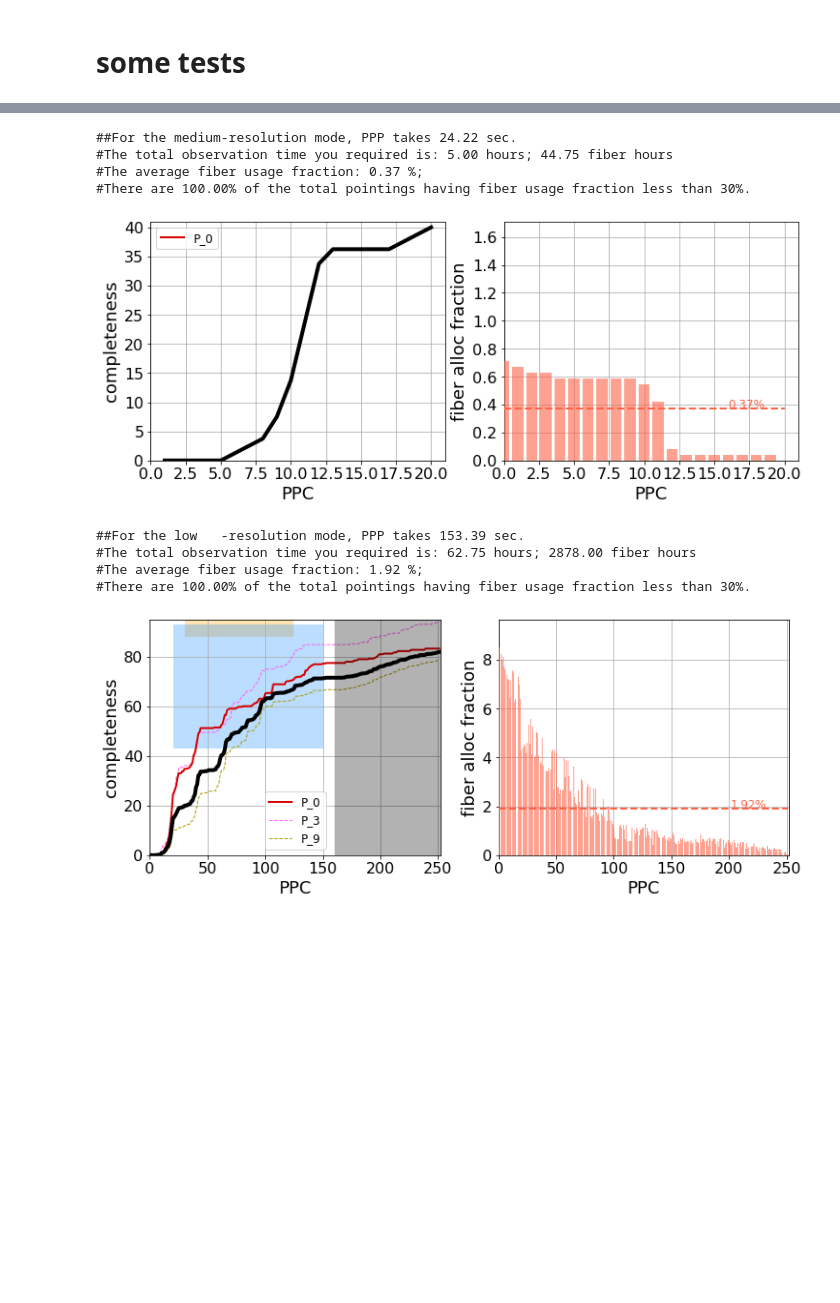
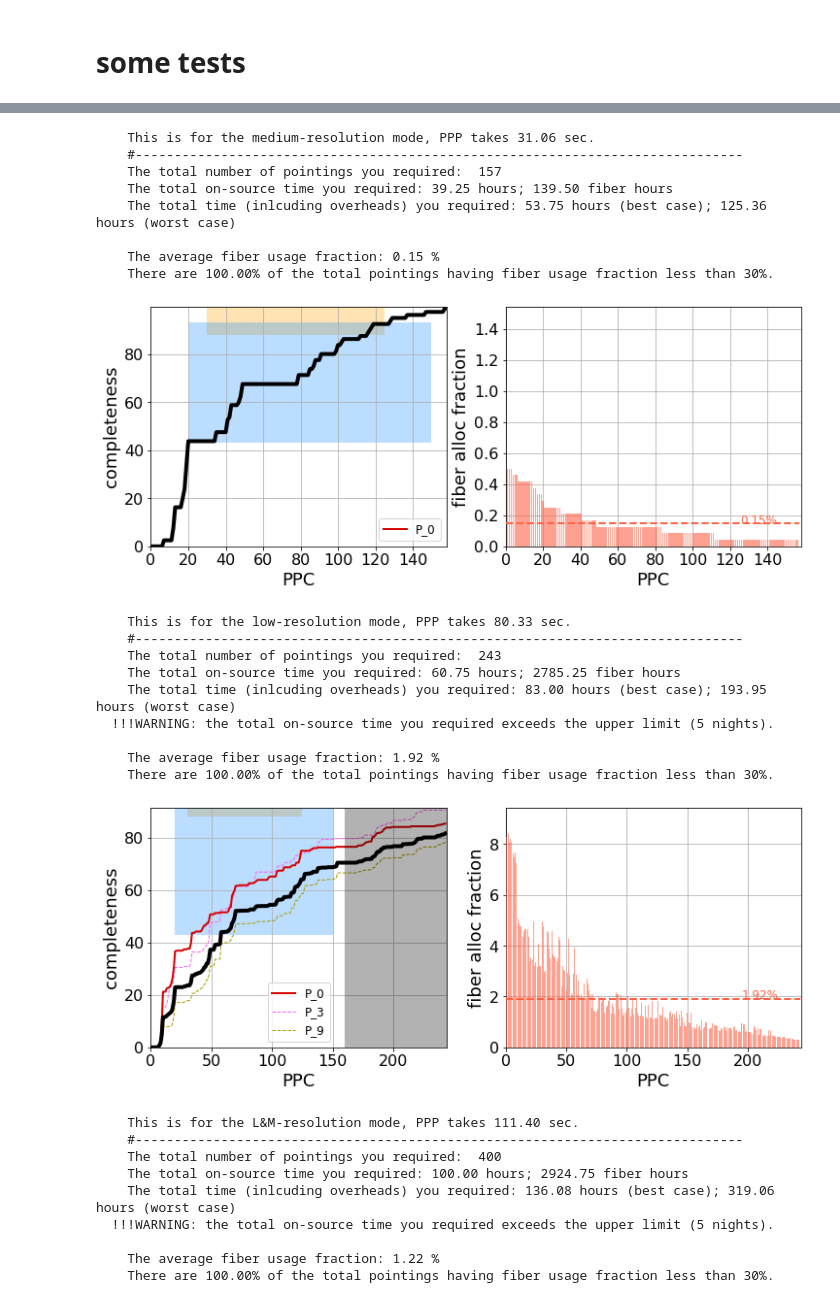
Before and after one commit to Subaru-PFS/ets_pointing, a Jupyter notebook: onlineTool_v3/main_v3.ipynb, the cells around one changed output, grey strips where cells are left out. Drawn from its saved outputs; the diff is of its cells as text; code cells hidden in the pictures; blank space fills up the shorter version.

```diff
--- a/onlineTool_v3/main_v3.ipynb
+++ b/onlineTool_v3/main_v3.ipynb
@@ -57,7 +56,7 @@ def readUserSample(direc,Print):
     uSamp=Table.read(direc)
 
     # quit if the required information missed in the uploaded sample
-    info_need=np.array(['obj_id', 'ra', 'dec', 'equinox', 'priority', 'exp_time', 'resolution', 'comment'])
+    info_need=np.array(['obj_id', 'ra', 'dec', 'equinox', 'priority', 'exptime', 'resolution', 'comment'])
     info_miss=info_need[np.in1d(info_need,uSamp.colnames)==False]
     if len(info_miss)!=0:
         sys.exit('The following information is not provided in the uploaded file: '+\
@@ -379,9 +478,11 @@ def point_DBSCAN(sample,Plot,Print):
     unique_labels = set(labels)
     n_clusters = len(unique_labels)
 
-    if Print:print("#There are {:5d} pointings, they are grouped into {:5d} clusters.".format(len(ppc_xy),n_clusters))
+    if Print:
+        print("#There are {:5d} pointings, they are grouped into {:5d} clusters.".format(len(ppc_xy),n_clusters))
 
-    if Plot:colors = sns.color_palette(cc.glasbey_warm, n_clusters)
+    if Plot:
+        colors = sns.color_palette(cc.glasbey_warm, n_clusters)
 
     ppc_group=[]
 
@@ -413,15 +514,15 @@ def sam2netflow(sample):
 
     int_=0
     for tt in sample:
-        id_, ra, dec, tm= (tt['obj_id'], tt['ra'], tt['dec'],tt['exp_time'])
+        id_, ra, dec, tm= (tt['obj_id'], tt['ra'], tt['dec'],tt['exptime'])
         targetL.append(nf.ScienceTarget(id_, ra, dec, tm, int_, 'sci'))
         int_+=1
 
-    for ii in range(50): #mock Fstars
-        targetL.append(nf.CalibTarget('Fs_'+str(ii),0,0, "cal"))
+    #for ii in range(50): #mock Fstars
+    #    targetL.append(nf.CalibTarget('Fs_'+str(ii),0,0, "cal"))
 
-    for jj in range(150):#mock skys
-        targetL.append(nf.CalibTarget('Sky_'+str(jj),0,0,"sky"))
+    #for jj in range(150):#mock skys
+    #    targetL.append(nf.CalibTarget('Sky_'+str(jj),0,0,"sky"))
 
     return targetL
 
@@ -445,11 +546,11 @@ def NetflowPreparation(sample):
                                         "partialObservationCost": ii['weight']*1.5, "calib": False}
         int_+=1
 
-    classdict["sky"] = {"numRequired": 150,
-                        "nonObservationCost": max(sample['weight'])*1., "calib": True}
+    #classdict["sky"] = {"numRequired": 150,
+    #                    "nonObservationCost": max(sample['weight'])*1., "calib": True}
 
-    classdict["cal"] = {"numRequired": 50,
-                        "nonObservationCost": max(sample['weight'])*1., "calib": True}
+    #classdict["cal"] = {"numRequired": 50,
+    #                    "nonObservationCost": max(sample['weight'])*1., "calib": True}
 
     return classdict
 
@@ -484,6 +585,10 @@ def netflowRun(sample,Print):
         #run only with targets covered by ppcs in the group
         sample_index=list(chain.from_iterable([list(PFS_FoV(Telra[iii],Teldec[iii],Telpa[iii],sample)) \
                                                for iii in range(len(Telra))]))
+
+        if len(sample_index)==0:
+            continue
+
         sample_inuse=sample[list(set(sample_index))]
 
         if Print:
@@ -493,7 +598,7 @@ def netflowRun(sample,Print):
         bench = Bench(layout="full")
         tgt=sam2netflow(sample_inuse)
         classdict=NetflowPreparation(sample_inuse)
-        otime = "2022-05-20T15:00:00"
+        otime = "2024-05-20T15:00:00"
 
         telescopes = []
 
@@ -511,7 +616,7 @@ def netflowRun(sample,Print):
             return 0.1*dist
 
         gurobiOptions=dict(seed=0, presolve=1, method=0, degenmoves=0,heuristics=0.6, mipfocus=0, \
-                           mipgap=1.0e-2,LogToConsole=0)
+                           mipgap=5.0e-2,LogToConsole=1)
 
         # partially observed? no
         alreadyObserved={}
@@ -821,18 +990,36 @@ test1=execu([4.02,0.22,0.15],True,True)
 # %%
 ## INPUT: "input/cluster_t.csv" cluster testing sample
 #weight: conta--> science grade,>0; contb--> remaining time; contc--> local density
-test2=execu([4.02,0.22,0.15],True,True)
+test2=execu([4.02,0.05,-0.05],True,True)
 # %% [output]
-##For the medium-resolution mode, PPP takes 24.22 sec.
-#The total observation time you required is: 5.00 hours; 44.75 fiber hours
-#The average fiber usage fraction: 0.37 %;
-#There are 100.00% of the total pointings having fiber usage fraction less than 30%.
+    This is for the medium-resolution mode, PPP takes 31.06 sec.
+    #------------------------------------------------------------------------------
+    The total number of pointings you required:  157
+    The total on-source time you required: 39.25 hours; 139.50 fiber hours
+    The total time (inlcuding overheads) you required: 53.75 hours (best case); 125.36 hours (worst case)
+
+    The average fiber usage fraction: 0.15 %
+    There are 100.00% of the total pointings having fiber usage fraction less than 30%.
-[figure, old version]
+[figure, new version]
-##For the low   -resolution mode, PPP takes 153.39 sec.
-#The total observation time you required is: 62.75 hours; 2878.00 fiber hours
-#The average fiber usage fraction: 1.92 %;
-#There are 100.00% of the total pointings having fiber usage fraction less than 30%.
+    This is for the low-resolution mode, PPP takes 80.33 sec.
+    #------------------------------------------------------------------------------
+    The total number of pointings you required:  243
+    The total on-source time you required: 60.75 hours; 2785.25 fiber hours
+    The total time (inlcuding overheads) you required: 83.00 hours (best case); 193.95 hours (worst case)
+  !!!WARNING: the total on-source time you required exceeds the upper limit (5 nights).
+
+    The average fiber usage fraction: 1.92 %
+    There are 100.00% of the total pointings having fiber usage fraction less than 30%.
-[figure, old version]
+[figure, new version]
+    This is for the L&M-resolution mode, PPP takes 111.40 sec.
+    #------------------------------------------------------------------------------
+    The total number of pointings you required:  400
+    The total on-source time you required: 100.00 hours; 2924.75 fiber hours
+    The total time (inlcuding overheads) you required: 136.08 hours (best case); 319.06 hours (worst case)
+  !!!WARNING: the total on-source time you required exceeds the upper limit (5 nights).
+
+    The average fiber usage fraction: 1.22 %
+    There are 100.00% of the total pointings having fiber usage fraction less than 30%.
 # %%
 ## INPUT: "input/star_t.csv" star testing sample
 #weight: conta--> science grade,>0; contb--> remaining time; contc--> local density
```
Also changed, not shown: parts of 6 cells of this notebook, 5 other files.
